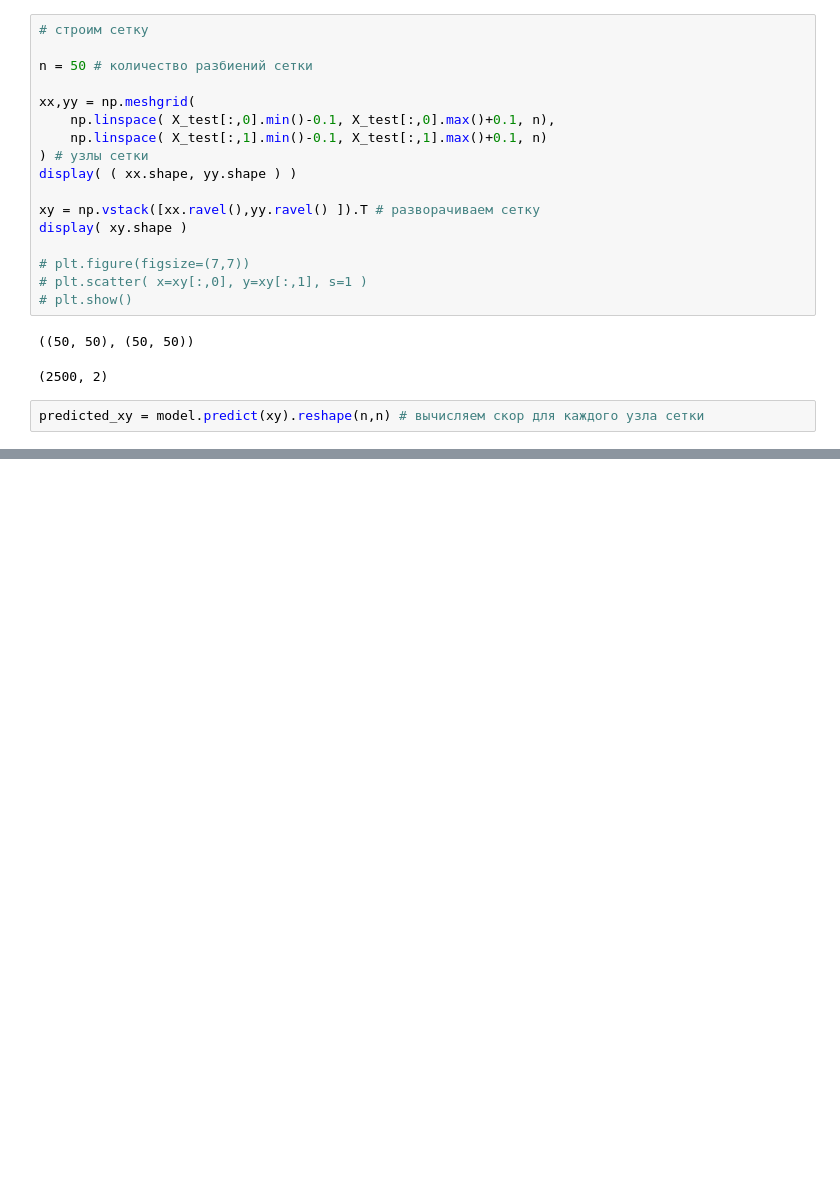
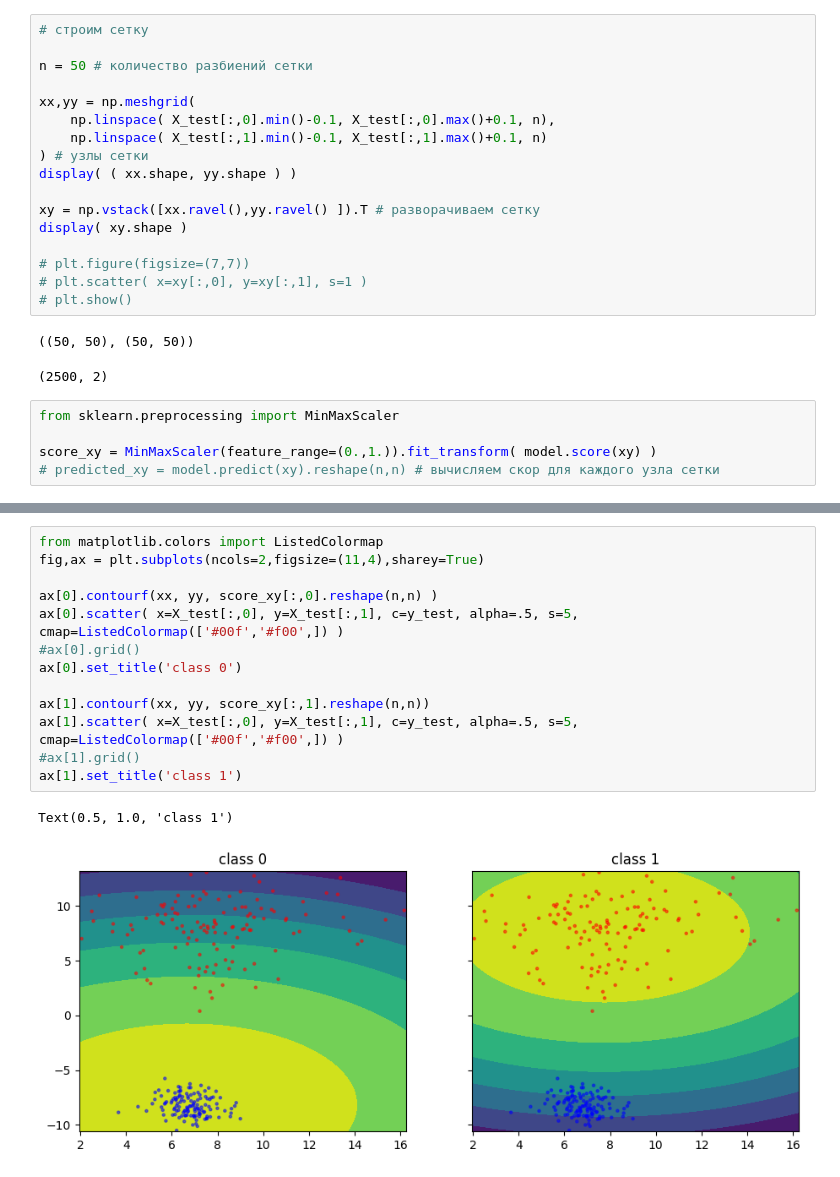
Before and after one commit to mechanoid5/ml_lectorium_2024_I, a Jupyter notebook: examples/08-bayes/01-parzen.ipynb, the cells around one changed output, grey strips where cells are left out. Cells and saved outputs as stored; diff of their text form; blank space fills up the shorter version.

```diff
--- a/examples/08-bayes/01-parzen.ipynb
+++ b/examples/08-bayes/01-parzen.ipynb
@@ -215,4 +232,7 @@ display( xy.shape )
 ((50, 50), (50, 50))
 (2500, 2)
 # %%
-predicted_xy = model.predict(xy).reshape(n,n) # вычисляем скор для каждого узла сетки
+from sklearn.preprocessing import MinMaxScaler
+
+score_xy = MinMaxScaler(feature_range=(0.,1.)).fit_transform( model.score(xy) )
+# predicted_xy = model.predict(xy).reshape(n,n) # вычисляем скор для каждого узла сетки
@@ -222 +239,17 @@ Wall time: 34.9 ms
+# %%
+from matplotlib.colors import ListedColormap
+fig,ax = plt.subplots(ncols=2,figsize=(11,4),sharey=True)
+
+ax[0].contourf(xx, yy, score_xy[:,0].reshape(n,n) )
+ax[0].scatter( x=X_test[:,0], y=X_test[:,1], c=y_test, alpha=.5, s=5, cmap=ListedColormap(['#00f','#f00',]) )
+#ax[0].grid()
+ax[0].set_title('class 0')
+
+ax[1].contourf(xx, yy, score_xy[:,1].reshape(n,n))
+ax[1].scatter( x=X_test[:,0], y=X_test[:,1], c=y_test, alpha=.5, s=5, cmap=ListedColormap(['#00f','#f00',]) )
+#ax[1].grid()
+ax[1].set_title('class 1')
+# %% [output]
+Text(0.5, 1.0, 'class 1')
+[figure, added]
 # %%
```
Also changed, not shown: parts of 11 cells of this notebook, 5 other files.
